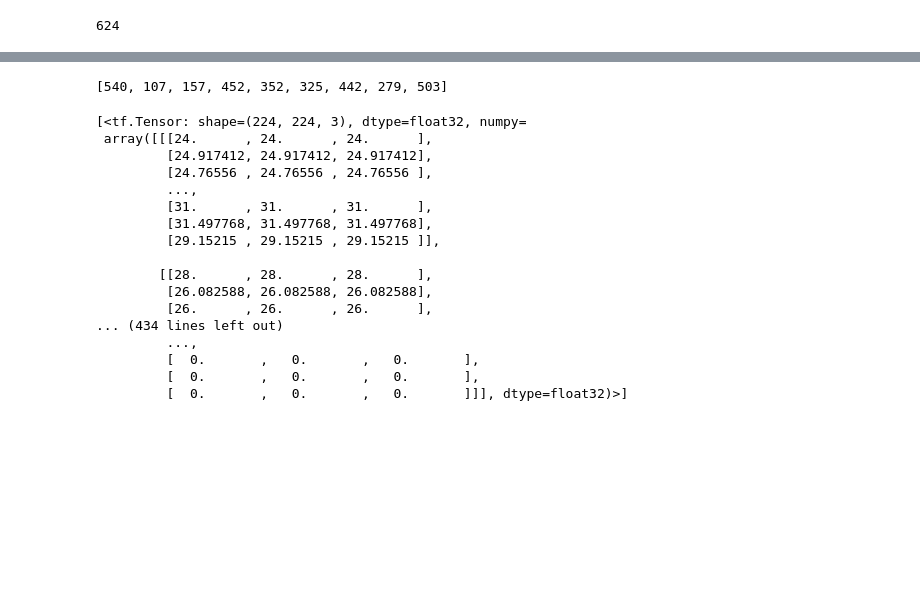
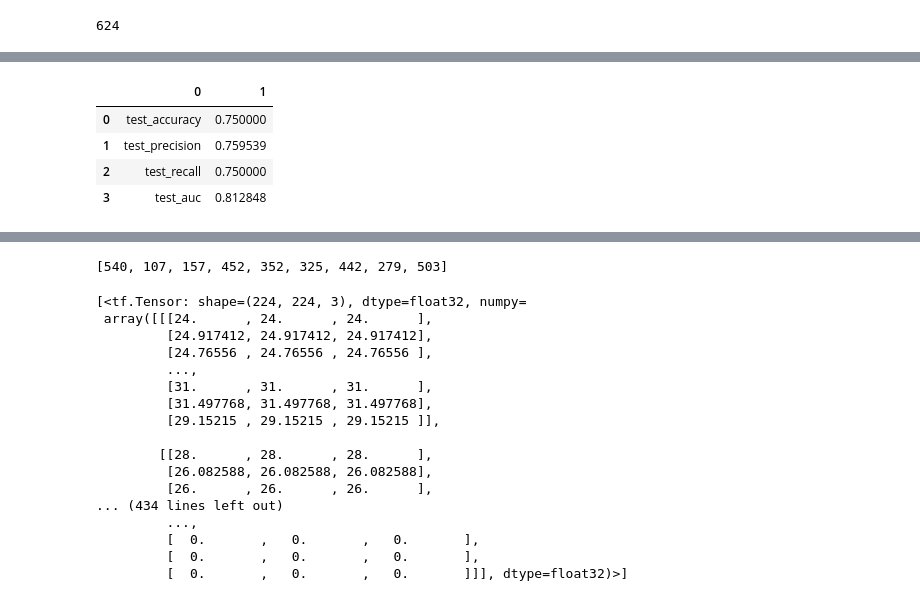
Before and after one commit to angussaw/Explainable-Neural-Networks, a Jupyter notebook: training.ipynb, the cells around one changed output, grey strips where cells are left out. Cells and saved outputs as stored; diff of their text form; code cells hidden in the pictures; blank space fills up the shorter version.

```diff
--- a/training.ipynb
+++ b/training.ipynb
@@ -331,0 +359,24 @@ for i in range(len(test_dataset.class_names)):
+# %%
+from sklearn.metrics import (
+    ConfusionMatrixDisplay,
+    roc_auc_score,
+    accuracy_score,
+    precision_score,
+    recall_score,
+    confusion_matrix
+)
+test_labels_binarized = label_binarize(labels, classes=list(range(len(test_dataset.class_names))))
+test_predictions_binarized = label_binarize(predictions, classes=list(range(len(test_dataset.class_names))))
+test_metrics = {
+    "test_accuracy": accuracy_score(labels, predictions),
+    "test_precision": precision_score(labels, predictions, average = 'weighted'),
+    "test_recall": recall_score(labels, predictions, average = 'weighted'),
+    "test_auc": roc_auc_score(test_labels_binarized, test_predictions_binarized, average = 'weighted', multi_class='ovr')}
+# %%
+pd.DataFrame(test_metrics.items())
+# %% [output]
+|  | 0 | 1 |
+| 0 | test_accuracy | 0.750000 |
+| 1 | test_precision | 0.759539 |
+| 2 | test_recall | 0.750000 |
+| 3 | test_auc | 0.812848 |
```
Also changed, not shown: parts of 18 cells of this notebook, 4 other files.
